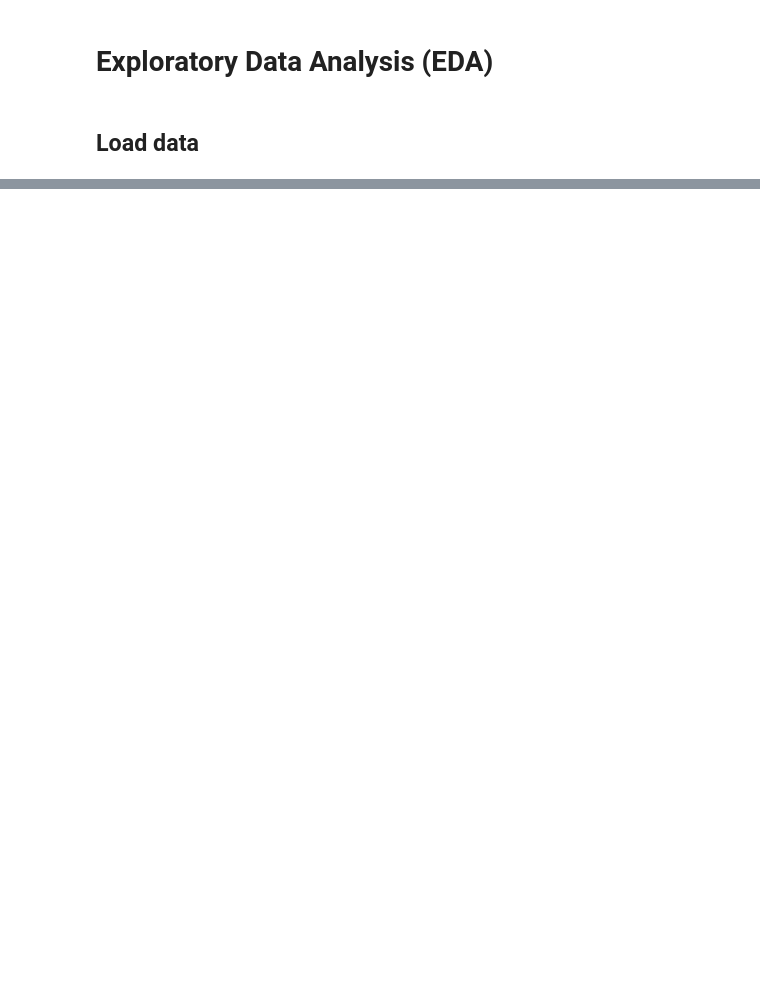
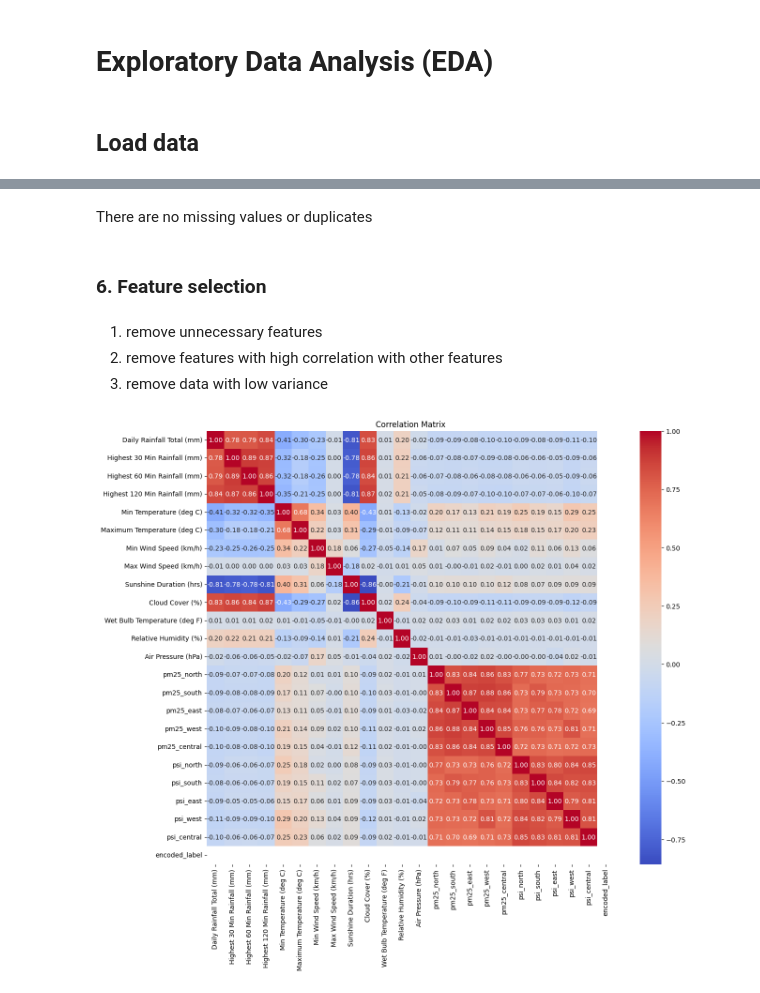
Before and after one commit to lxxxng/SolarPanelEfficiencyPrediction, a Jupyter notebook: eda.ipynb, the cells around one changed output, grey strips where cells are left out. Cells and saved outputs as stored; diff of their text form; code cells hidden in the pictures; blank space fills up the shorter version.

```diff
--- a/eda.ipynb
+++ b/eda.ipynb
@@ -35,0 +267,4 @@ df.head()
+# %%
+# replace missing values in air_df
+air_float_cols = air_df.select_dtypes(include=['float64']).columns
+air_df[air_float_cols] = air_df[air_float_cols].fillna(air_df[air_float_cols].mean())
@@ -35,0 +273,7 @@ df.head()
+# %%
+# Convert date columns pandas datetime object
+weather_df['date'] = pd.to_datetime(weather_df['date'], format='%d/%m/%Y')
+air_df['date'] = pd.to_datetime(air_df['date'], format='%d/%m/%Y')
+# %%
+# Merge the datasets on the date column using an outer join
+merged_df = pd.merge(weather_df, air_df, on='date', how='outer')
@@ -35,0 +316,25 @@ df.head()
+# %% [markdown]
+There are no missing values or duplicates
+# %% [markdown]
+### 6. Feature selection
+# %% [markdown]
+1. remove unnecessary features
+2. remove features with high correlation with other features
+3. remove data with low variance
+# %%
+irrelevant_features = ["data_ref_x", "data_ref_y", "date"]
+merged_df.drop(columns=irrelevant_features, inplace=True)
+# %%
+numeric_data = merged_df.select_dtypes(include=['float64', 'int64'])
+corr_matrix = numeric_data.corr()
+
+# Select the upper triangle of the correlation matrix
+upper = corr_matrix.where(np.triu(np.ones(corr_matrix.shape), k=1).astype(bool))
+
+# Correlation matrix visualization
+plt.figure(figsize=(14, 12))
+sns.heatmap(corr_matrix, annot=True, cmap='coolwarm', fmt='.2f')
+plt.title('Correlation Matrix')
+plt.show()
+# %% [output]
+[figure, added]
```
Also changed, not shown: parts of 38 cells of this notebook.
